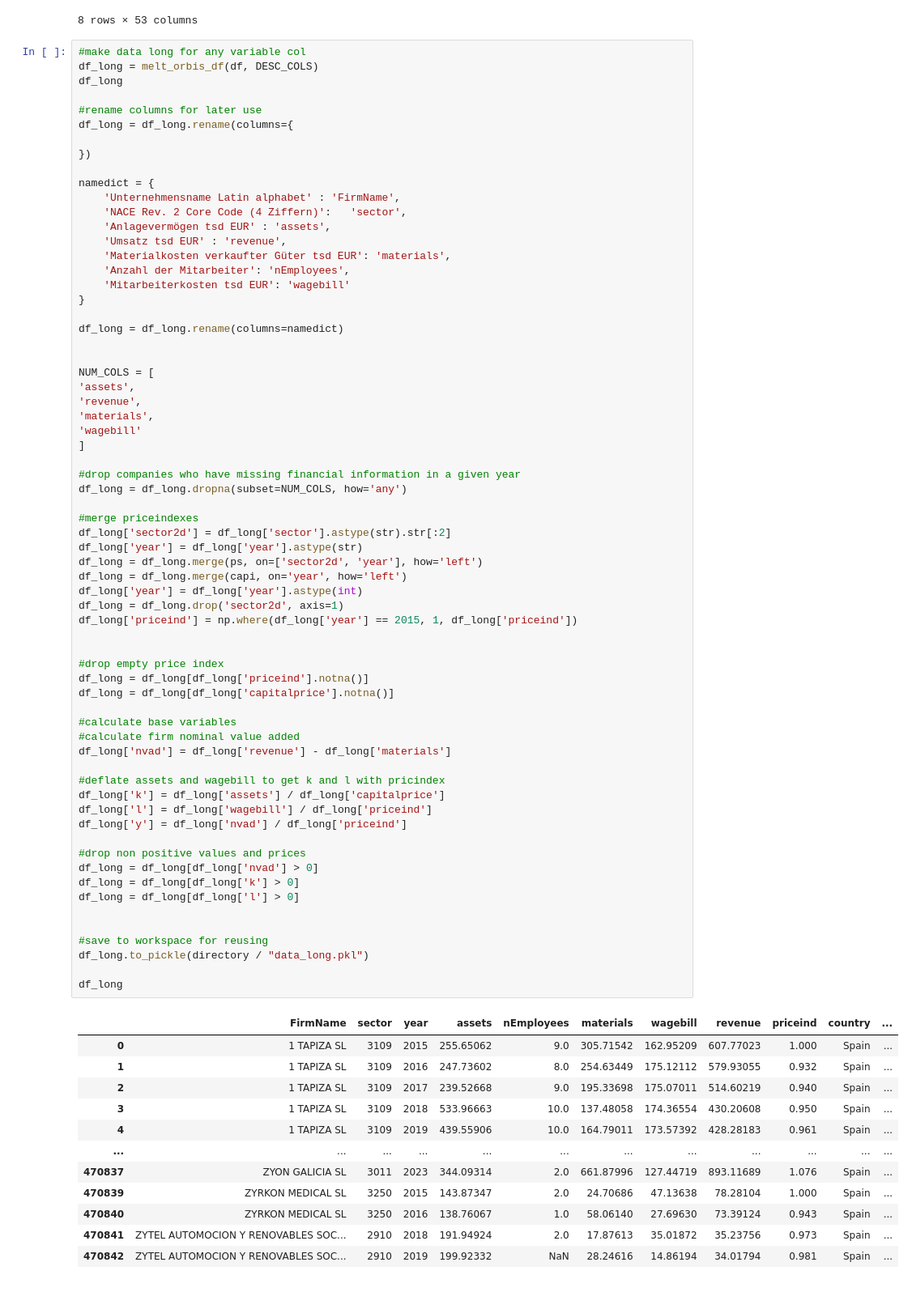
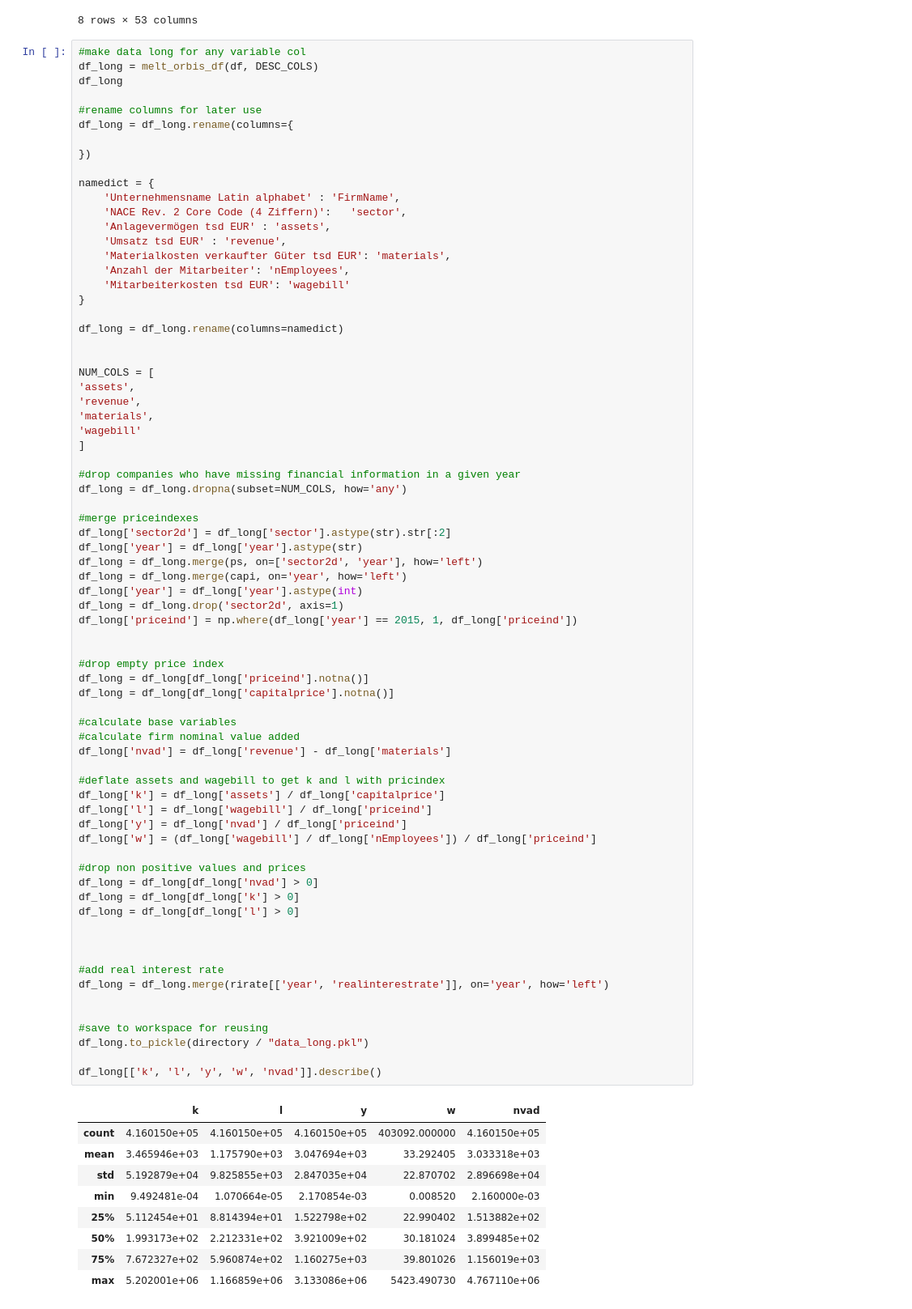
Before and after one commit to CurdinLieberherr/Master-Thesis, a Jupyter notebook: data.ipynb, the cells around one changed output. Shown at 81% size. Cells and saved outputs as stored; diff of their text form.

```diff
--- a/data.ipynb
+++ b/data.ipynb
@@ -218,43 +292,46 @@ df_long['year'] = df_long['year'].astype(str)
 df_long = df_long.merge(ps, on=['sector2d', 'year'], how='left')
 df_long = df_long.merge(capi, on='year', how='left')
 df_long['year'] = df_long['year'].astype(int)
 df_long = df_long.drop('sector2d', axis=1)
 df_long['priceind'] = np.where(df_long['year'] == 2015, 1, df_long['priceind'])
 
 
 #drop empty price index
 df_long = df_long[df_long['priceind'].notna()]
 df_long = df_long[df_long['capitalprice'].notna()]
 
 #calculate base variables
 #calculate firm nominal value added
 df_long['nvad'] = df_long['revenue'] - df_long['materials']
 
 #deflate assets and wagebill to get k and l with pricindex
 df_long['k'] = df_long['assets'] / df_long['capitalprice']
 df_long['l'] = df_long['wagebill'] / df_long['priceind']
 df_long['y'] = df_long['nvad'] / df_long['priceind']
+df_long['w'] = (df_long['wagebill'] / df_long['nEmployees']) / df_long['priceind']
 
 #drop non positive values and prices
 df_long = df_long[df_long['nvad'] > 0]
 df_long = df_long[df_long['k'] > 0]
 df_long = df_long[df_long['l'] > 0]
 
 
+
+#add real interest rate
+df_long = df_long.merge(rirate[['year', 'realinterestrate']], on='year', how='left')
+
+
 #save to workspace for reusing
 df_long.to_pickle(directory / "data_long.pkl")
 
-df_long
+df_long[['k', 'l', 'y', 'w', 'nvad']].describe()
 # %% [output]
-|  | FirmName | sector | year | assets | nEmployees | materials | wagebill | revenue | priceind | country | ... |
-| 0 | 1 TAPIZA SL | 3109 | 2015 | 255.65062 | 9.0 | 305.71542 | 162.95209 | 607.77023 | 1.000 | Spain | ... |
-| 1 | 1 TAPIZA SL | 3109 | 2016 | 247.73602 | 8.0 | 254.63449 | 175.12112 | 579.93055 | 0.932 | Spain | ... |
-| 2 | 1 TAPIZA SL | 3109 | 2017 | 239.52668 | 9.0 | 195.33698 | 175.07011 | 514.60219 | 0.940 | Spain | ... |
-| 3 | 1 TAPIZA SL | 3109 | 2018 | 533.96663 | 10.0 | 137.48058 | 174.36554 | 430.20608 | 0.950 | Spain | ... |
-| 4 | 1 TAPIZA SL | 3109 | 2019 | 439.55906 | 10.0 | 164.79011 | 173.57392 | 428.28183 | 0.961 | Spain | ... |
-| ... | ... | ... | ... | ... | ... | ... | ... | ... | ... | ... | ... |
-| 470837 | ZYON GALICIA SL | 3011 | 2023 | 344.09314 | 2.0 | 661.87996 | 127.44719 | 893.11689 | 1.076 | Spain | ... |
-| 470839 | ZYRKON MEDICAL SL | 3250 | 2015 | 143.87347 | 2.0 | 24.70686 | 47.13638 | 78.28104 | 1.000 | Spain | ... |
-| 470840 | ZYRKON MEDICAL SL | 3250 | 2016 | 138.76067 | 1.0 | 58.06140 | 27.69630 | 73.39124 | 0.943 | Spain | ... |
-| 470841 | ZYTEL AUTOMOCION Y RENOVABLES SOC... | 2910 | 2018 | 191.94924 | 2.0 | 17.87613 | 35.01872 | 35.23756 | 0.973 | Spain | ... |
-| 470842 | ZYTEL AUTOMOCION Y RENOVABLES SOC... | 2910 | 2019 | 199.92332 | NaN | 28.24616 | 14.86194 | 34.01794 | 0.981 | Spain | ... |
+|  | k | l | y | w | nvad |
+| count | 4.160150e+05 | 4.160150e+05 | 4.160150e+05 | 403092.000000 | 4.160150e+05 |
+| mean | 3.465946e+03 | 1.175790e+03 | 3.047694e+03 | 33.292405 | 3.033318e+03 |
+| std | 5.192879e+04 | 9.825855e+03 | 2.847035e+04 | 22.870702 | 2.896698e+04 |
+| min | 9.492481e-04 | 1.070664e-05 | 2.170854e-03 | 0.008520 | 2.160000e-03 |
+| 25% | 5.112454e+01 | 8.814394e+01 | 1.522798e+02 | 22.990402 | 1.513882e+02 |
+| 50% | 1.993173e+02 | 2.212331e+02 | 3.921009e+02 | 30.181024 | 3.899485e+02 |
+| 75% | 7.672327e+02 | 5.960874e+02 | 1.160275e+03 | 39.801026 | 1.156019e+03 |
+| max | 5.202001e+06 | 1.166859e+06 | 3.133086e+06 | 5423.490730 | 4.767110e+06 |
```
Also changed, not shown: parts of 4 cells of this notebook, 3 other files.
